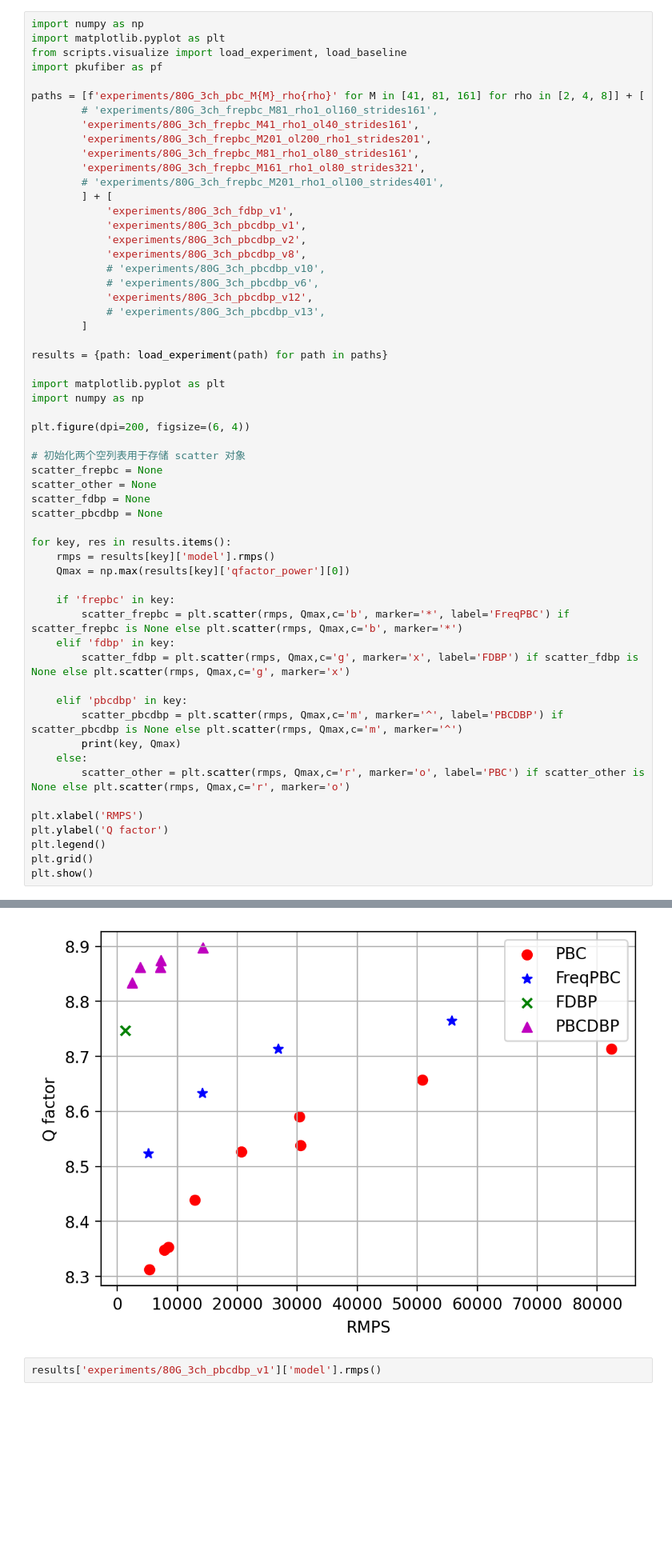
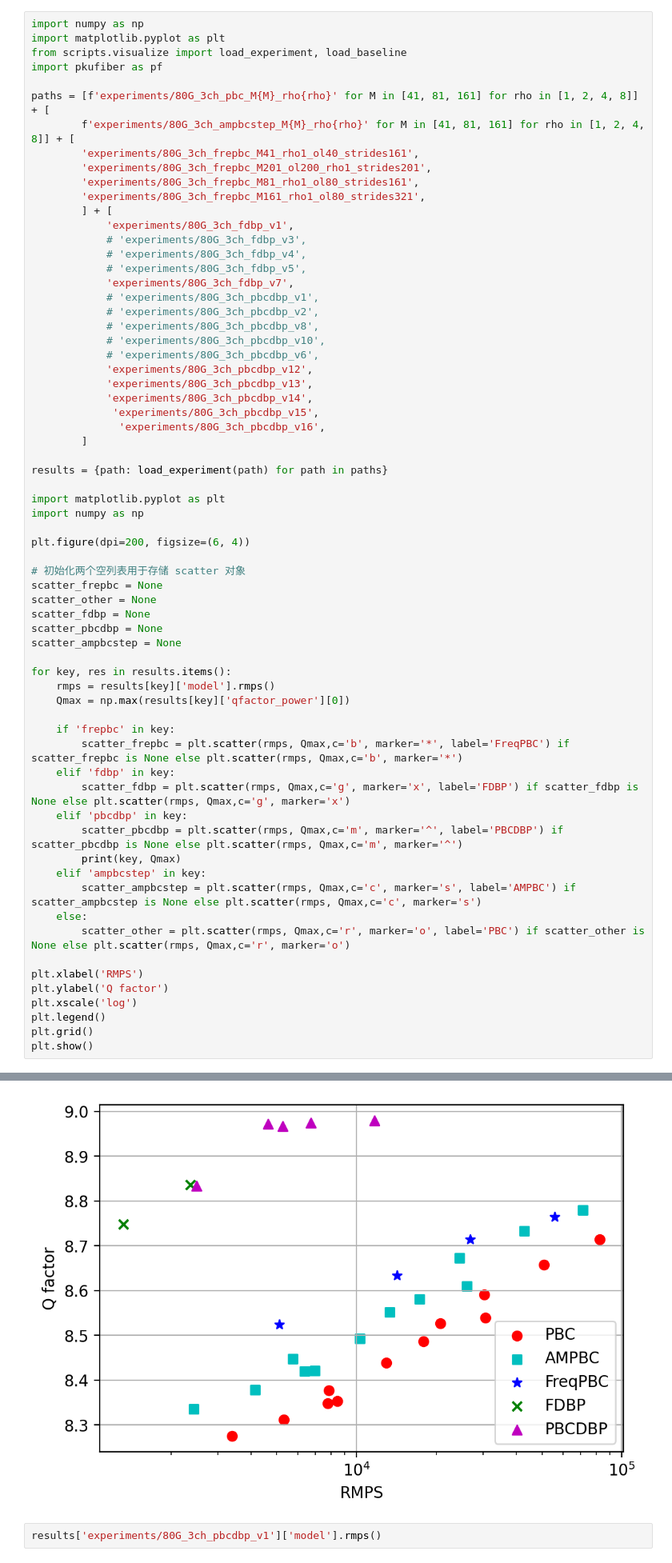
Before and after one commit to xinyuxiao113/pkufiber, a Jupyter notebook: develop.ipynb, the cells around one changed output, grey strips where cells are left out. Shown at 80% size. Drawn from its saved outputs; the diff is of its cells as text; blank space fills up the shorter version.

```diff
--- a/develop.ipynb
+++ b/develop.ipynb
@@ -91,22 +91,28 @@ import matplotlib.pyplot as plt
 from scripts.visualize import load_experiment, load_baseline
 import pkufiber as pf
 
-paths = [f'experiments/80G_3ch_pbc_M{M}_rho{rho}' for M in [41, 81, 161] for rho in [2, 4, 8]] + [
-        # 'experiments/80G_3ch_frepbc_M81_rho1_ol160_strides161',
+paths = [f'experiments/80G_3ch_pbc_M{M}_rho{rho}' for M in [41, 81, 161] for rho in [1, 2, 4, 8]] + [
+        f'experiments/80G_3ch_ampbcstep_M{M}_rho{rho}' for M in [41, 81, 161] for rho in [1, 2, 4, 8]] + [
         'experiments/80G_3ch_frepbc_M41_rho1_ol40_strides161',
         'experiments/80G_3ch_frepbc_M201_ol200_rho1_strides201',
         'experiments/80G_3ch_frepbc_M81_rho1_ol80_strides161',
         'experiments/80G_3ch_frepbc_M161_rho1_ol80_strides321',
-        # 'experiments/80G_3ch_frepbc_M201_rho1_ol100_strides401',
         ] + [
             'experiments/80G_3ch_fdbp_v1',
-            'experiments/80G_3ch_pbcdbp_v1',
-            'experiments/80G_3ch_pbcdbp_v2',
-            'experiments/80G_3ch_pbcdbp_v8',
+            # 'experiments/80G_3ch_fdbp_v3',
+            # 'experiments/80G_3ch_fdbp_v4',
+            # 'experiments/80G_3ch_fdbp_v5',
+            'experiments/80G_3ch_fdbp_v7',
+            # 'experiments/80G_3ch_pbcdbp_v1',
+            # 'experiments/80G_3ch_pbcdbp_v2',
+            # 'experiments/80G_3ch_pbcdbp_v8',
             # 'experiments/80G_3ch_pbcdbp_v10',
             # 'experiments/80G_3ch_pbcdbp_v6',
             'experiments/80G_3ch_pbcdbp_v12',
-            # 'experiments/80G_3ch_pbcdbp_v13',
+            'experiments/80G_3ch_pbcdbp_v13',
+            'experiments/80G_3ch_pbcdbp_v14',
+             'experiments/80G_3ch_pbcdbp_v15',
+              'experiments/80G_3ch_pbcdbp_v16',
         ]
 
 results = {path: load_experiment(path) for path in paths}
@@ -121,6 +127,7 @@ scatter_frepbc = None
 scatter_other = None
 scatter_fdbp = None
 scatter_pbcdbp = None
+scatter_ampbcstep = None
 
 for key, res in results.items():
     rmps = results[key]['model'].rmps()
@@ -130,15 +137,17 @@ for key, res in results.items():
         scatter_frepbc = plt.scatter(rmps, Qmax,c='b', marker='*', label='FreqPBC') if scatter_frepbc is None else plt.scatter(rmps, Qmax,c='b', marker='*')
     elif 'fdbp' in key:
         scatter_fdbp = plt.scatter(rmps, Qmax,c='g', marker='x', label='FDBP') if scatter_fdbp is None else plt.scatter(rmps, Qmax,c='g', marker='x')
-
     elif 'pbcdbp' in key:
         scatter_pbcdbp = plt.scatter(rmps, Qmax,c='m', marker='^', label='PBCDBP') if scatter_pbcdbp is None else plt.scatter(rmps, Qmax,c='m', marker='^')
         print(key, Qmax)
+    elif 'ampbcstep' in key:
+        scatter_ampbcstep = plt.scatter(rmps, Qmax,c='c', marker='s', label='AMPBC') if scatter_ampbcstep is None else plt.scatter(rmps, Qmax,c='c', marker='s')
     else:
         scatter_other = plt.scatter(rmps, Qmax,c='r', marker='o', label='PBC') if scatter_other is None else plt.scatter(rmps, Qmax,c='r', marker='o')
 
 plt.xlabel('RMPS')
 plt.ylabel('Q factor')
+plt.xscale('log')
 plt.legend()
 plt.grid()
 plt.show()
@@ -151,4 +160,4 @@ experiments/80G_3ch_pbcdbp_v13 8.861493259405478
-[figure, old version]
+[figure, new version]
 # %%
 results['experiments/80G_3ch_pbcdbp_v1']['model'].rmps()
 # %% [output]
```
Also changed, not shown: parts of 7 cells of this notebook, 6 other files.
